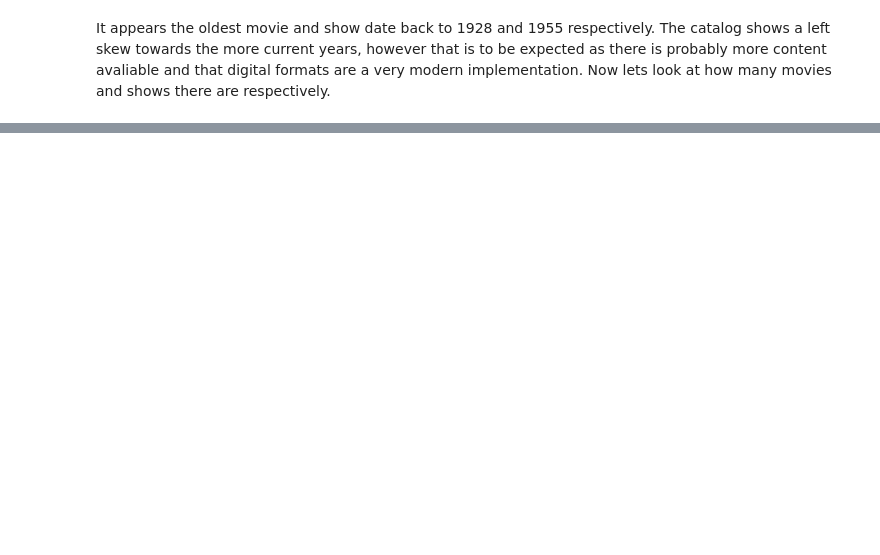
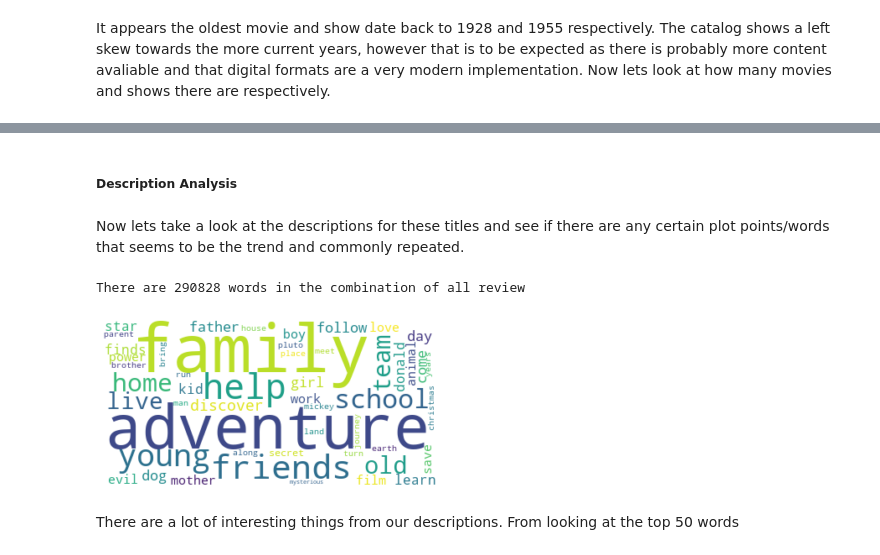
Before and after one commit to kekevin12/Disney_EDA, a Jupyter notebook: disney_data.ipynb, the cells around one changed output, grey strips where cells are left out. Drawn from its saved outputs; the diff is of its cells as text; code cells hidden in the pictures; blank space fills up the shorter version.

```diff
--- a/disney_data.ipynb
+++ b/disney_data.ipynb
@@ -88,0 +100,6 @@ We can see that the 'titles' dataset is comprised of 15 columns which various id
+# %%
+#Removing unecessary columns
+ctitles = titles.drop(['imdb_id','imdb_score','imdb_votes','tmdb_popularity','age_certification','production_countries','seasons'], axis=1)
+ctitles = ctitles.dropna(subset=['tmdb_score'])
+ctitles['genres'] = ctitles.genres.str.strip('[]')
+ctitles.info()
@@ -115,0 +245,23 @@ fig.show()
+# %% [markdown]
+##### Description Analysis
+# %% [markdown]
+Now lets take a look at the descriptions for these titles and see if there are any certain plot points/words that seems to be the trend and commonly repeated.
+# %%
+#Stop words that were added to list as they are not descriptive or relevant in providing insight
+new_stop_words = ['one','must','disney','series','find','two','get','named','first','make','-','new','back','takes','take','set','also','...','ll','r',"he's",'tries','year'
+,'across','around','true','friend','go','three','gets','--','become','time','best','high','become','–','way','animated','little','big','together','show','story','like'
+,'life','world','\s','\S',' \'s'," \'S"]
+
+stop = stopwords.words('english')
+stop.extend(new_stop_words)
+# %%
+#Lower case all words in description and checks if description has stop words to exclude them
+dcount = ctitles["description"].str.lower().apply(lambda x:' '.join([word for word in str(x).split() if word not in (stop)]))
+
+dcount = dcount.to_frame().reset_index()
+dcount = dcount.iloc[:,1:]
+
+# Counting top 20 most common words found in description
+wcount = dcount["description"].str.split(expand=True).stack().value_counts()
+wcount = wcount.to_frame().reset_index()
+wcount.columns = ['word','count']
@@ -115,0 +276,14 @@ fig.show()
+# %%
+test = " ".join(word for word in dcount["description"])
+print("There are {} words in the combination of all review".format(len(test)))
+
+wordcloud = WordCloud(max_words=50, background_color="white", stopwords= stop).generate(test)
+
+plt.imshow(wordcloud, interpolation='bilinear')
+plt.axis("off")
+plt.show()
+# %% [output]
+There are 290828 words in the combination of all review
+[figure, added]
+# %% [markdown]
+There are a lot of interesting things from our descriptions. From looking at the top 50 words
```
Also changed, not shown: parts of 28 cells of this notebook.
